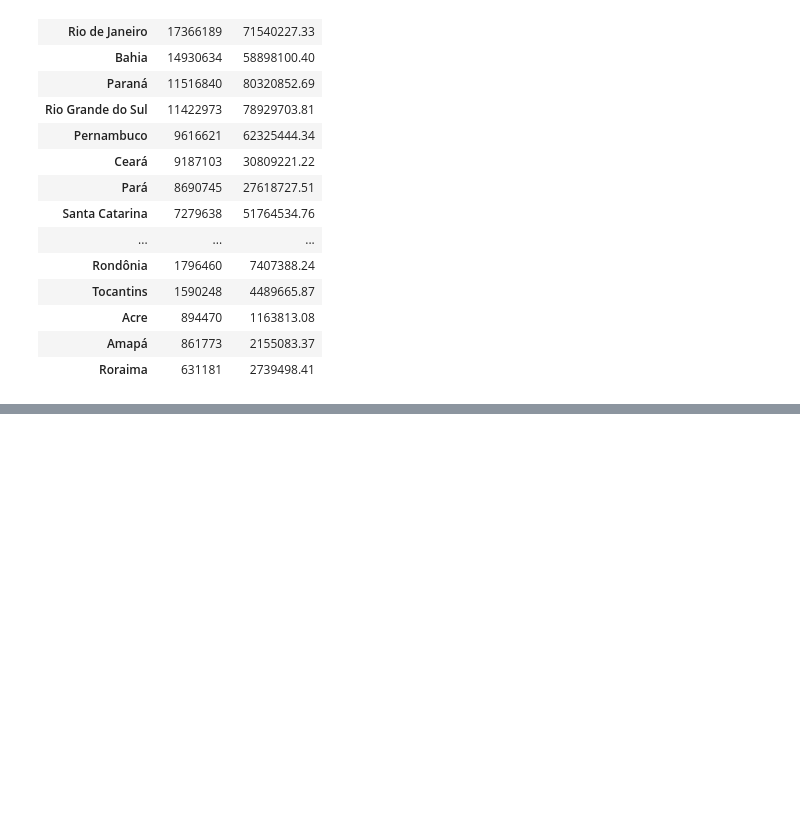
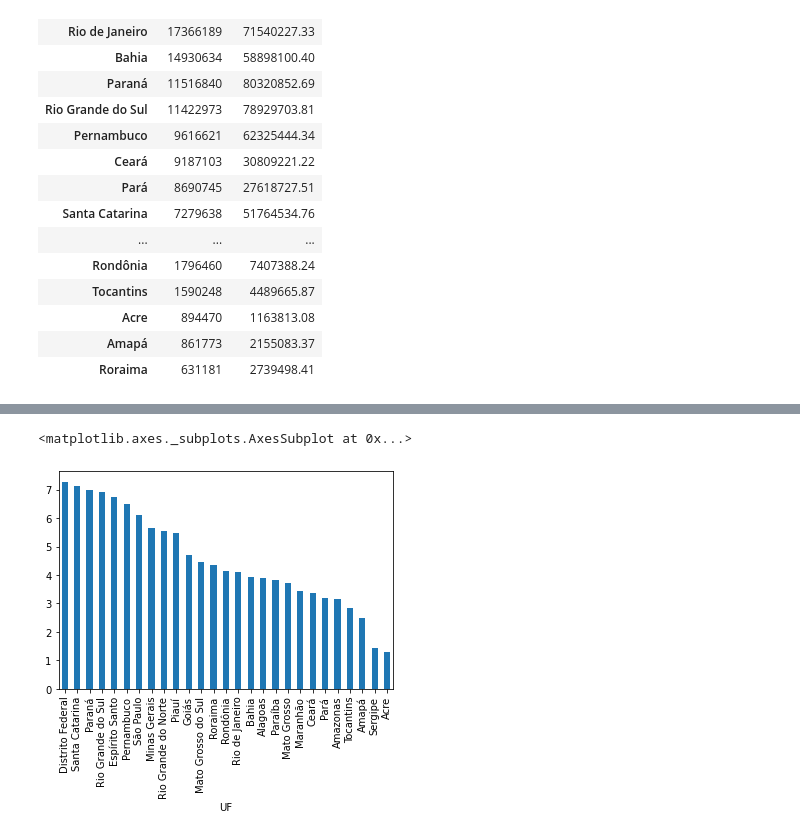
Before and after one commit to yoshinaga2904/Bootcamp-Alura, a Jupyter notebook: Modulo_2_Desafios.ipynb, the cells around one changed output, grey strips where cells are left out. Saved outputs shown, nothing was run; the diff lists cells and outputs as text; code cells hidden in the pictures; blank space fills up the shorter version.

```diff
--- a/Modulo_2_Desafios.ipynb
+++ b/Modulo_2_Desafios.ipynb
@@ -195,7 +195,8 @@ def uniao(sus, ibge):
   return dados_uf
 # %%
 #Aplicando a função
-uniao(gastos_do_mais_recente,populacao_ibge)
+dados = uniao(gastos_do_mais_recente,populacao_ibge)
+dados
 # %% [output]
 |  | populacao | 2020/Jul |
 | UF |  |  |
@@ -217,0 +221,4 @@ uniao(gastos_do_mais_recente,populacao_ibge)
+# %%
+#criando uma coluna com o total de gasto por habitante
+dados['gasto por habitante'] = dados['2020/Jul'] / dados['populacao']
+dados.head()
@@ -217,0 +233,5 @@ uniao(gastos_do_mais_recente,populacao_ibge)
+# %%
+dados['gasto por habitante'].sort_values(ascending=False).plot(kind='bar')
+# %% [output]
+<matplotlib.axes._subplots.AxesSubplot at 0x...>
+[figure, added]
```
Also changed, not shown: parts of 6 cells of this notebook.
